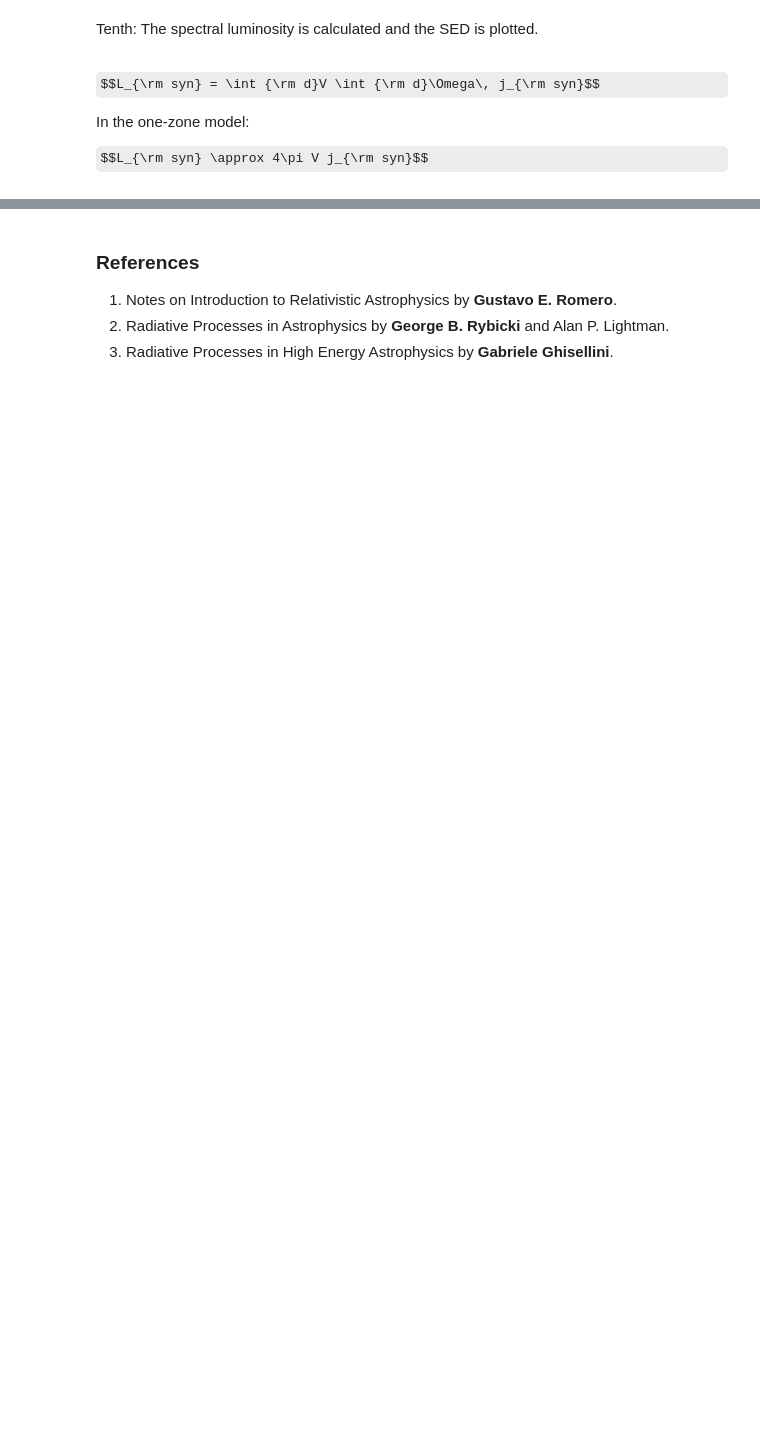
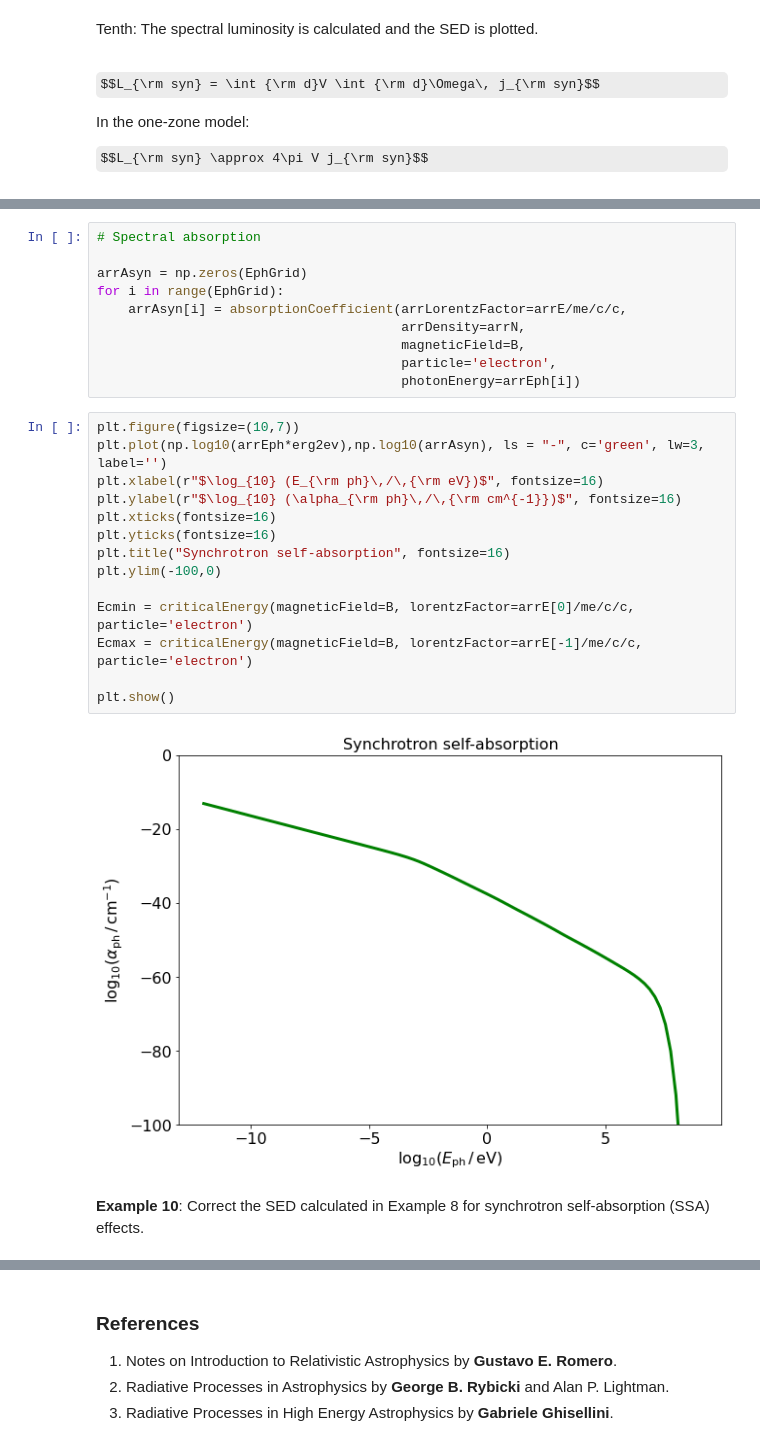
Before and after one commit to psotomayor/Relativistic-Astrophysics, a Jupyter notebook: Synchrotron.ipynb, the cells around one changed output, grey strips where cells are left out. Drawn from its saved outputs; the diff is of its cells as text; some formulas as TeX source; blank space fills up the shorter version.

```diff
--- a/Synchrotron.ipynb
+++ b/Synchrotron.ipynb
@@ -698,0 +758,28 @@ plt.show()
+# %%
+# Spectral absorption
+
+arrAsyn = np.zeros(EphGrid)
+for i in range(EphGrid):
+    arrAsyn[i] = absorptionCoefficient(arrLorentzFactor=arrE/me/c/c,
+                                       arrDensity=arrN,
+                                       magneticField=B,
+                                       particle='electron',
+                                       photonEnergy=arrEph[i])
+# %%
+plt.figure(figsize=(10,7))
+plt.plot(np.log10(arrEph*erg2ev),np.log10(arrAsyn), ls = "-", c='green', lw=3, label='')
+plt.xlabel(r"$\log_{10} (E_{\rm ph}\,/\,{\rm eV})$", fontsize=16)
+plt.ylabel(r"$\log_{10} (\alpha_{\rm ph}\,/\,{\rm cm^{-1}})$", fontsize=16)
+plt.xticks(fontsize=16)
+plt.yticks(fontsize=16)
+plt.title("Synchrotron self-absorption", fontsize=16)
+plt.ylim(-100,0)
+
+Ecmin = criticalEnergy(magneticField=B, lorentzFactor=arrE[0]/me/c/c, particle='electron')
+Ecmax = criticalEnergy(magneticField=B, lorentzFactor=arrE[-1]/me/c/c, particle='electron')
+
+plt.show()
+# %% [output]
+[figure, added]
+# %% [markdown]
+**Example 10**: Correct the SED calculated in Example 8 for synchrotron self-absorption (SSA) effects.
```
Also changed, not shown: parts of 17 cells of this notebook.
